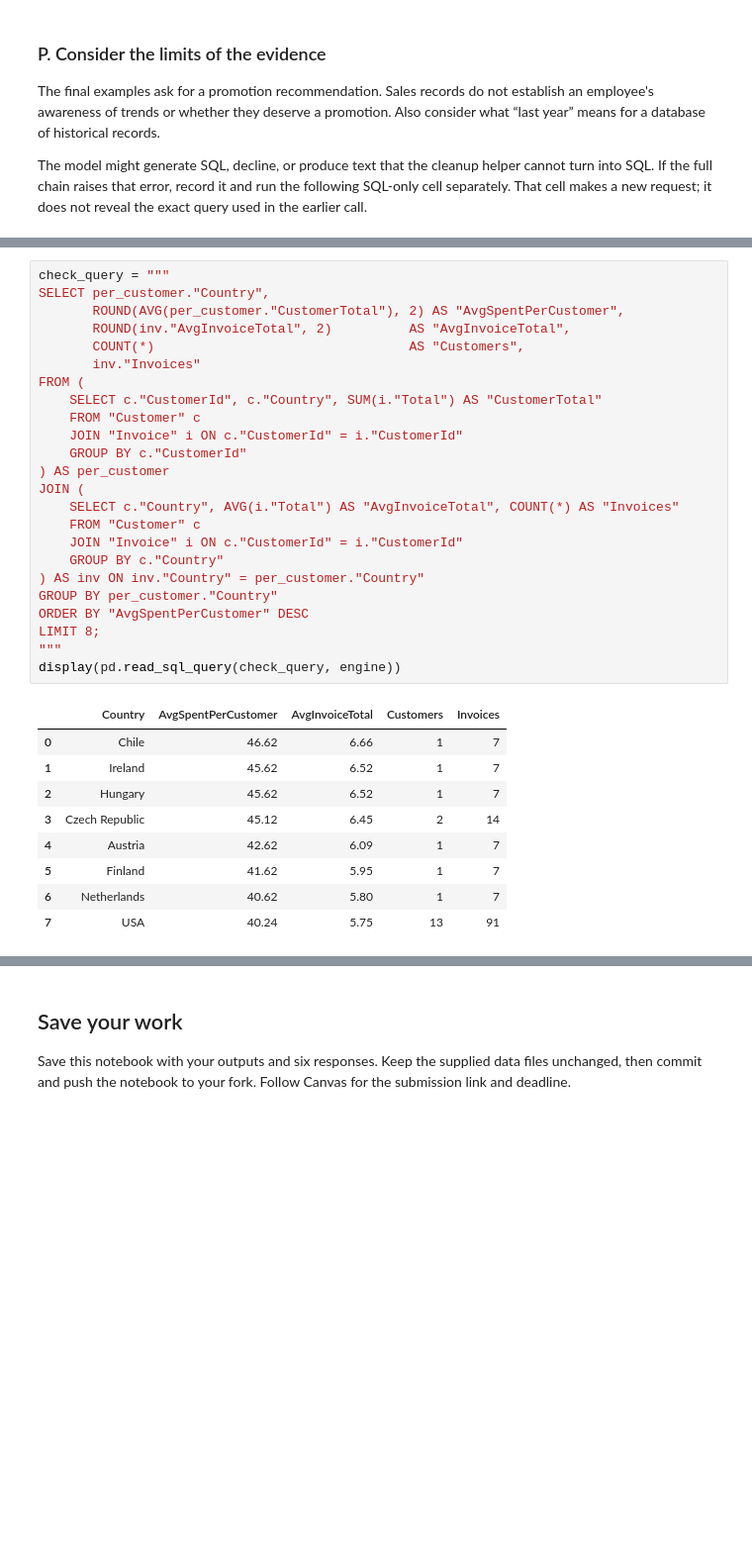
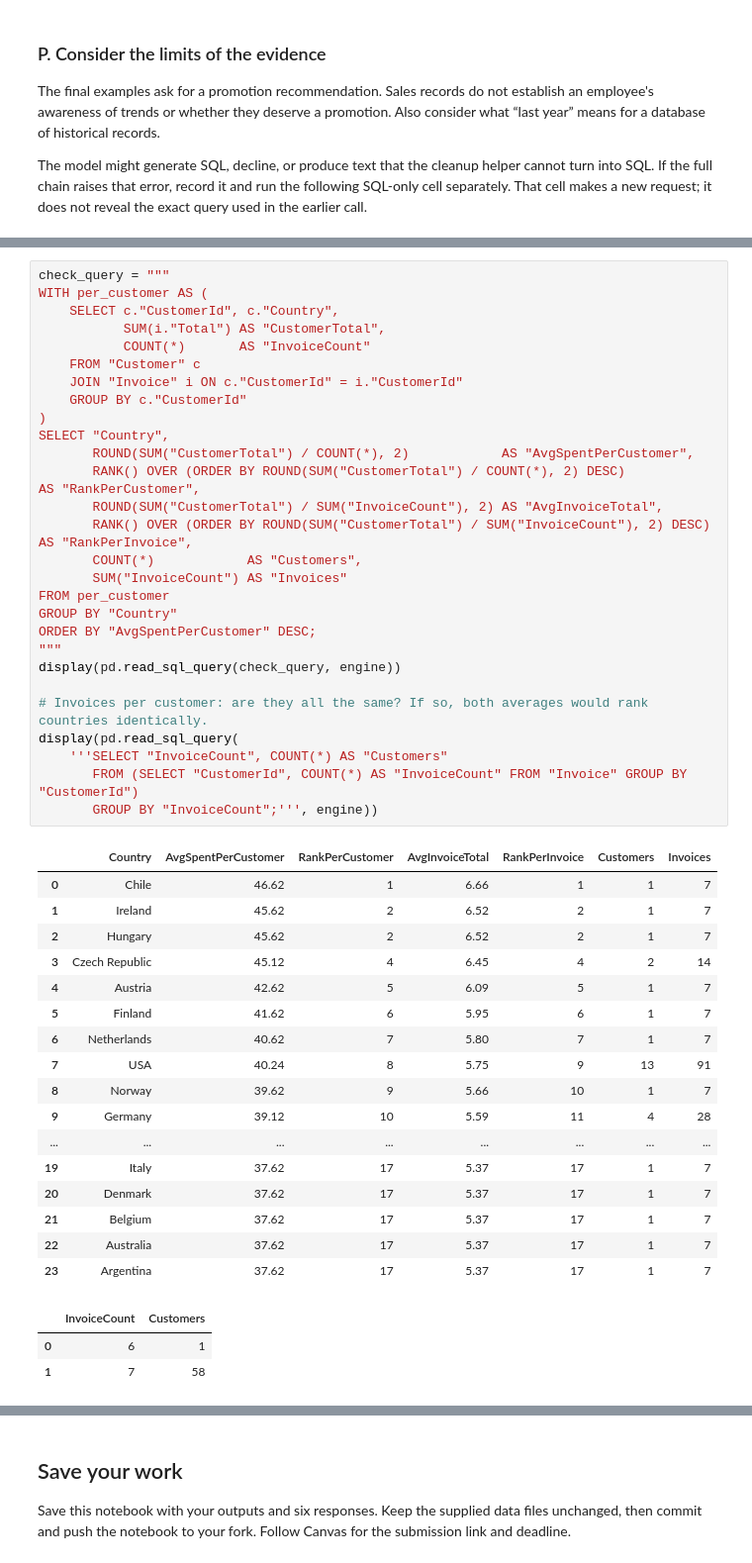
Before and after one commit to Arjun-Saini/INFO-5940-Codespace, a Jupyter notebook: assignments/02-structured-data-rag/workbook.ipynb, the cells around one changed output, grey strips where cells are left out. Shown at 99% size. Cells and saved outputs as stored; diff of their text form; blank space fills up the shorter version.

```diff
--- a/assignments/02-structured-data-rag/workbook.ipynb
+++ b/assignments/02-structured-data-rag/workbook.ipynb
@@ -920,37 +882,52 @@ we also compute the average invoice total by country, and count customers and in
 # %%
 check_query = """
-SELECT per_customer."Country",
-       ROUND(AVG(per_customer."CustomerTotal"), 2) AS "AvgSpentPerCustomer",
-       ROUND(inv."AvgInvoiceTotal", 2)          AS "AvgInvoiceTotal",
-       COUNT(*)                                 AS "Customers",
-       inv."Invoices"
-FROM (
-    SELECT c."CustomerId", c."Country", SUM(i."Total") AS "CustomerTotal"
+WITH per_customer AS (
+    SELECT c."CustomerId", c."Country",
+           SUM(i."Total") AS "CustomerTotal",
+           COUNT(*)       AS "InvoiceCount"
     FROM "Customer" c
     JOIN "Invoice" i ON c."CustomerId" = i."CustomerId"
     GROUP BY c."CustomerId"
-) AS per_customer
-JOIN (
-    SELECT c."Country", AVG(i."Total") AS "AvgInvoiceTotal", COUNT(*) AS "Invoices"
-    FROM "Customer" c
-    JOIN "Invoice" i ON c."CustomerId" = i."CustomerId"
-    GROUP BY c."Country"
-) AS inv ON inv."Country" = per_customer."Country"
-GROUP BY per_customer."Country"
-ORDER BY "AvgSpentPerCustomer" DESC
-LIMIT 8;
+)
+SELECT "Country",
+       ROUND(SUM("CustomerTotal") / COUNT(*), 2)            AS "AvgSpentPerCustomer",
+       RANK() OVER (ORDER BY ROUND(SUM("CustomerTotal") / COUNT(*), 2) DESC)               AS "RankPerCustomer",
+       ROUND(SUM("CustomerTotal") / SUM("InvoiceCount"), 2) AS "AvgInvoiceTotal",
+       RANK() OVER (ORDER BY ROUND(SUM("CustomerTotal") / SUM("InvoiceCount"), 2) DESC)    AS "RankPerInvoice",
+       COUNT(*)            AS "Customers",
+       SUM("InvoiceCount") AS "Invoices"
+FROM per_customer
+GROUP BY "Country"
+ORDER BY "AvgSpentPerCustomer" DESC;
 """
 display(pd.read_sql_query(check_query, engine))
+
+# Invoices per customer: are they all the same? If so, both averages would rank countries identically.
+display(pd.read_sql_query(
+    '''SELECT "InvoiceCount", COUNT(*) AS "Customers"
+       FROM (SELECT "CustomerId", COUNT(*) AS "InvoiceCount" FROM "Invoice" GROUP BY "CustomerId")
+       GROUP BY "InvoiceCount";''', engine))
 # %% [output]
-|  | Country | AvgSpentPerCustomer | AvgInvoiceTotal | Customers | Invoices |
-| 0 | Chile | 46.62 | 6.66 | 1 | 7 |
-| 1 | Ireland | 45.62 | 6.52 | 1 | 7 |
-| 2 | Hungary | 45.62 | 6.52 | 1 | 7 |
-| 3 | Czech Republic | 45.12 | 6.45 | 2 | 14 |
-| 4 | Austria | 42.62 | 6.09 | 1 | 7 |
-| 5 | Finland | 41.62 | 5.95 | 1 | 7 |
-| 6 | Netherlands | 40.62 | 5.80 | 1 | 7 |
-| 7 | USA | 40.24 | 5.75 | 13 | 91 |
+|  | Country | AvgSpentPerCustomer | RankPerCustomer | AvgInvoiceTotal | RankPerInvoice | Customers | Invoices |
+| 0 | Chile | 46.62 | 1 | 6.66 | 1 | 1 | 7 |
+| 1 | Ireland | 45.62 | 2 | 6.52 | 2 | 1 | 7 |
+| 2 | Hungary | 45.62 | 2 | 6.52 | 2 | 1 | 7 |
+| 3 | Czech Republic | 45.12 | 4 | 6.45 | 4 | 2 | 14 |
+| 4 | Austria | 42.62 | 5 | 6.09 | 5 | 1 | 7 |
+| 5 | Finland | 41.62 | 6 | 5.95 | 6 | 1 | 7 |
+| 6 | Netherlands | 40.62 | 7 | 5.80 | 7 | 1 | 7 |
+| 7 | USA | 40.24 | 8 | 5.75 | 9 | 13 | 91 |
+| 8 | Norway | 39.62 | 9 | 5.66 | 10 | 1 | 7 |
+| 9 | Germany | 39.12 | 10 | 5.59 | 11 | 4 | 28 |
+| ... | ... | ... | ... | ... | ... | ... | ... |
+| 19 | Italy | 37.62 | 17 | 5.37 | 17 | 1 | 7 |
+| 20 | Denmark | 37.62 | 17 | 5.37 | 17 | 1 | 7 |
+| 21 | Belgium | 37.62 | 17 | 5.37 | 17 | 1 | 7 |
+| 22 | Australia | 37.62 | 17 | 5.37 | 17 | 1 | 7 |
+| 23 | Argentina | 37.62 | 17 | 5.37 | 17 | 1 | 7 |
+|  | InvoiceCount | Customers |
+| 0 | 6 | 1 |
+| 1 | 7 | 58 |
 # %% [markdown]
 ### Your observations 6
 
```
Also changed, not shown: parts of 9 cells of this notebook.
